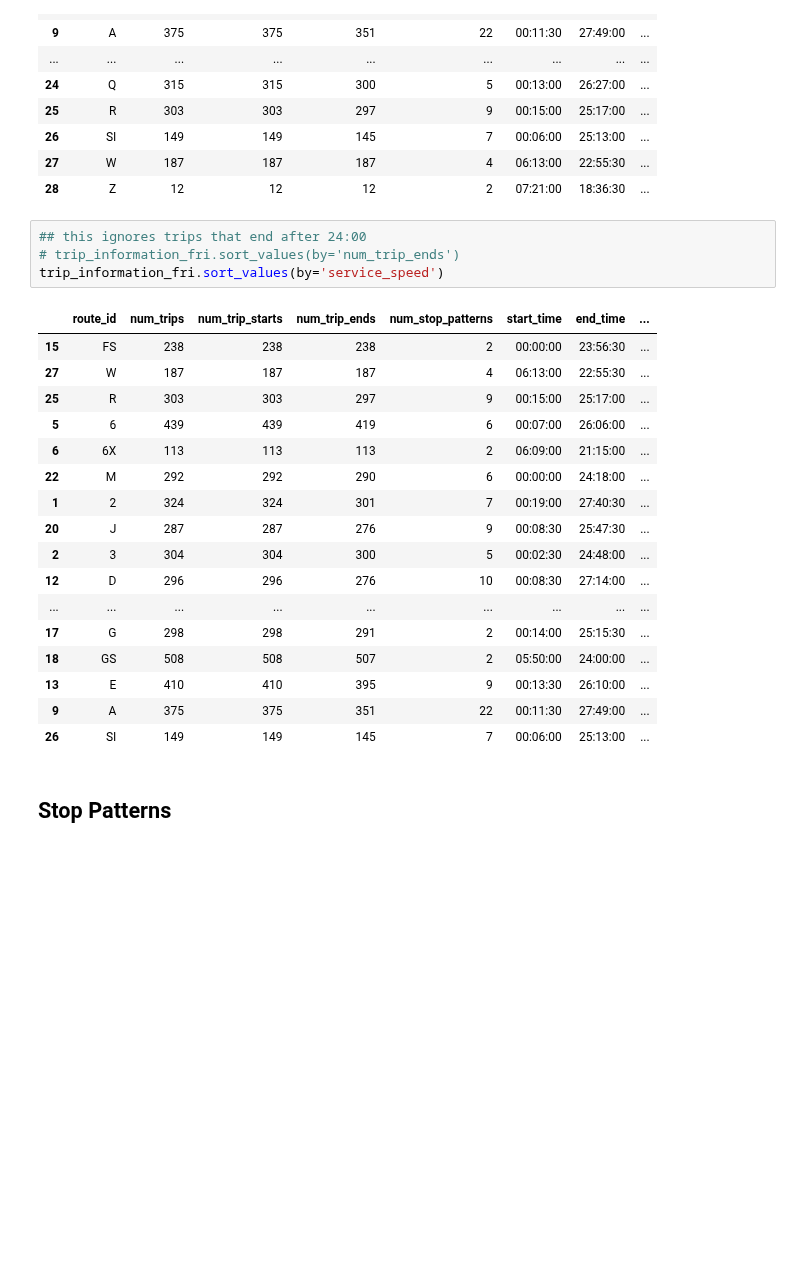
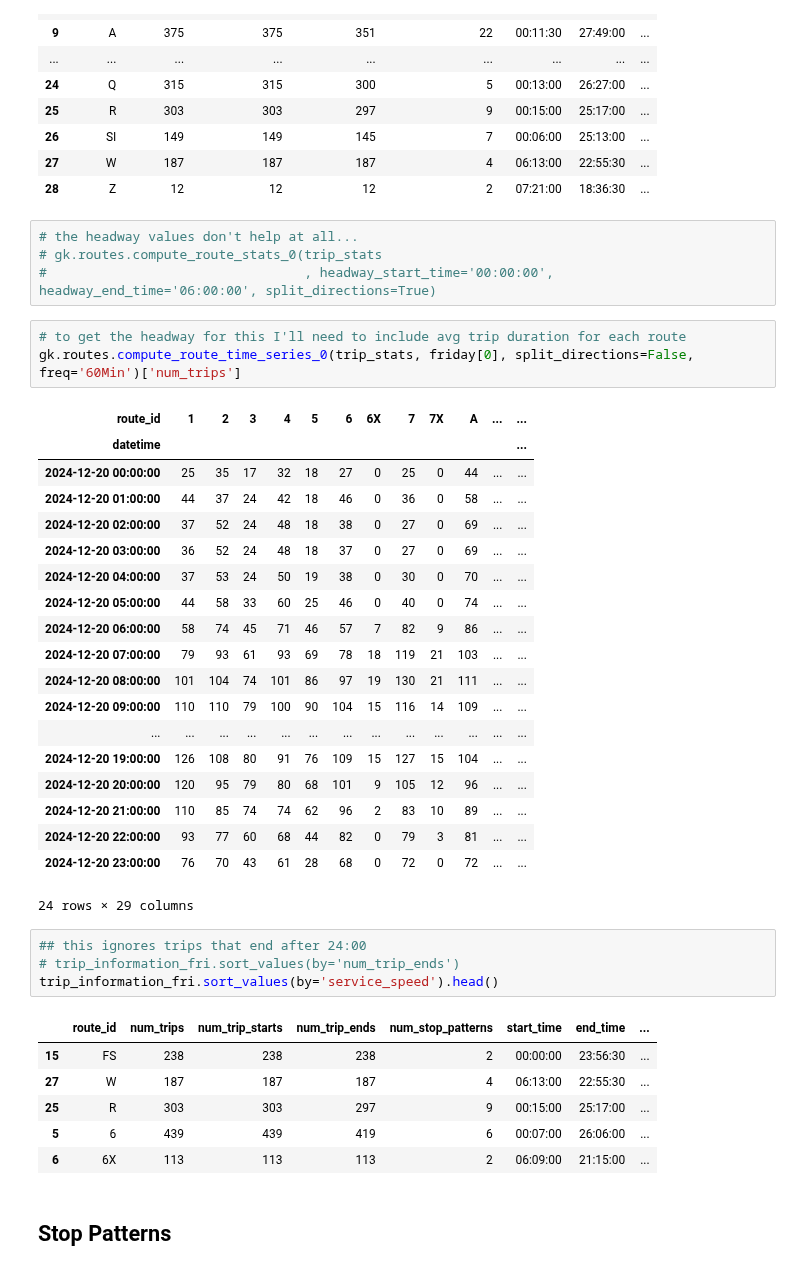
Before and after one commit to gregfeliu/NYC-Subway-Frequencies, a Jupyter notebook: Notebooks/3.Miscellaneous_Analysis.ipynb, the cells around one changed output. Saved outputs shown, nothing was run; the diff lists cells and outputs as text; blank space fills up the shorter version.

Commit message:
Adding in new services

```diff
--- a/Notebooks/3.Miscellaneous_Analysis.ipynb
+++ b/Notebooks/3.Miscellaneous_Analysis.ipynb
@@ -204,28 +209,44 @@ trip_information_fri.round(3)
 | 26 | SI | 149 | 149 | 145 | 7 | 00:06:00 | 25:13:00 | ... |
 | 27 | W | 187 | 187 | 187 | 4 | 06:13:00 | 22:55:30 | ... |
 | 28 | Z | 12 | 12 | 12 | 2 | 07:21:00 | 18:36:30 | ... |
+# %%
+# the headway values don't help at all...
+# gk.routes.compute_route_stats_0(trip_stats
+#                                 , headway_start_time='00:00:00', headway_end_time='06:00:00', split_directions=True)
+# %%
+# to get the headway for this I'll need to include avg trip duration for each route
+gk.routes.compute_route_time_series_0(trip_stats, friday[0], split_directions=False, freq='60Min')['num_trips']
+# %% [output]
+| route_id | 1 | 2 | 3 | 4 | 5 | 6 | 6X | 7 | 7X | A | ... | ... |
+| datetime |  |  |  |  |  |  |  |  |  |  |  | ... |
+| 2024-12-20 00:00:00 | 25 | 35 | 17 | 32 | 18 | 27 | 0 | 25 | 0 | 44 | ... | ... |
+| 2024-12-20 01:00:00 | 44 | 37 | 24 | 42 | 18 | 46 | 0 | 36 | 0 | 58 | ... | ... |
+| 2024-12-20 02:00:00 | 37 | 52 | 24 | 48 | 18 | 38 | 0 | 27 | 0 | 69 | ... | ... |
+| 2024-12-20 03:00:00 | 36 | 52 | 24 | 48 | 18 | 37 | 0 | 27 | 0 | 69 | ... | ... |
+| 2024-12-20 04:00:00 | 37 | 53 | 24 | 50 | 19 | 38 | 0 | 30 | 0 | 70 | ... | ... |
+| 2024-12-20 05:00:00 | 44 | 58 | 33 | 60 | 25 | 46 | 0 | 40 | 0 | 74 | ... | ... |
+| 2024-12-20 06:00:00 | 58 | 74 | 45 | 71 | 46 | 57 | 7 | 82 | 9 | 86 | ... | ... |
+| 2024-12-20 07:00:00 | 79 | 93 | 61 | 93 | 69 | 78 | 18 | 119 | 21 | 103 | ... | ... |
+| 2024-12-20 08:00:00 | 101 | 104 | 74 | 101 | 86 | 97 | 19 | 130 | 21 | 111 | ... | ... |
+| 2024-12-20 09:00:00 | 110 | 110 | 79 | 100 | 90 | 104 | 15 | 116 | 14 | 109 | ... | ... |
+| ... | ... | ... | ... | ... | ... | ... | ... | ... | ... | ... | ... | ... |
+| 2024-12-20 19:00:00 | 126 | 108 | 80 | 91 | 76 | 109 | 15 | 127 | 15 | 104 | ... | ... |
+| 2024-12-20 20:00:00 | 120 | 95 | 79 | 80 | 68 | 101 | 9 | 105 | 12 | 96 | ... | ... |
+| 2024-12-20 21:00:00 | 110 | 85 | 74 | 74 | 62 | 96 | 2 | 83 | 10 | 89 | ... | ... |
+| 2024-12-20 22:00:00 | 93 | 77 | 60 | 68 | 44 | 82 | 0 | 79 | 3 | 81 | ... | ... |
+| 2024-12-20 23:00:00 | 76 | 70 | 43 | 61 | 28 | 68 | 0 | 72 | 0 | 72 | ... | ... |
+24 rows × 29 columns
 # %%
 ## this ignores trips that end after 24:00
 # trip_information_fri.sort_values(by='num_trip_ends')
-trip_information_fri.sort_values(by='service_speed')
+trip_information_fri.sort_values(by='service_speed').head()
 # %% [output]
 |  | route_id | num_trips | num_trip_starts | num_trip_ends | num_stop_patterns | start_time | end_time | ... |
 | 15 | FS | 238 | 238 | 238 | 2 | 00:00:00 | 23:56:30 | ... |
 | 27 | W | 187 | 187 | 187 | 4 | 06:13:00 | 22:55:30 | ... |
 | 25 | R | 303 | 303 | 297 | 9 | 00:15:00 | 25:17:00 | ... |
 | 5 | 6 | 439 | 439 | 419 | 6 | 00:07:00 | 26:06:00 | ... |
 | 6 | 6X | 113 | 113 | 113 | 2 | 06:09:00 | 21:15:00 | ... |
-| 22 | M | 292 | 292 | 290 | 6 | 00:00:00 | 24:18:00 | ... |
-| 1 | 2 | 324 | 324 | 301 | 7 | 00:19:00 | 27:40:30 | ... |
-| 20 | J | 287 | 287 | 276 | 9 | 00:08:30 | 25:47:30 | ... |
-| 2 | 3 | 304 | 304 | 300 | 5 | 00:02:30 | 24:48:00 | ... |
-| 12 | D | 296 | 296 | 276 | 10 | 00:08:30 | 27:14:00 | ... |
-| ... | ... | ... | ... | ... | ... | ... | ... | ... |
-| 17 | G | 298 | 298 | 291 | 2 | 00:14:00 | 25:15:30 | ... |
-| 18 | GS | 508 | 508 | 507 | 2 | 05:50:00 | 24:00:00 | ... |
-| 13 | E | 410 | 410 | 395 | 9 | 00:13:30 | 26:10:00 | ... |
-| 9 | A | 375 | 375 | 351 | 22 | 00:11:30 | 27:49:00 | ... |
-| 26 | SI | 149 | 149 | 145 | 7 | 00:06:00 | 25:13:00 | ... |
 # %% [markdown]
 ## Stop Patterns
 # %%
```
Also changed, not shown: parts of 42 cells of this notebook, 5 other files.
